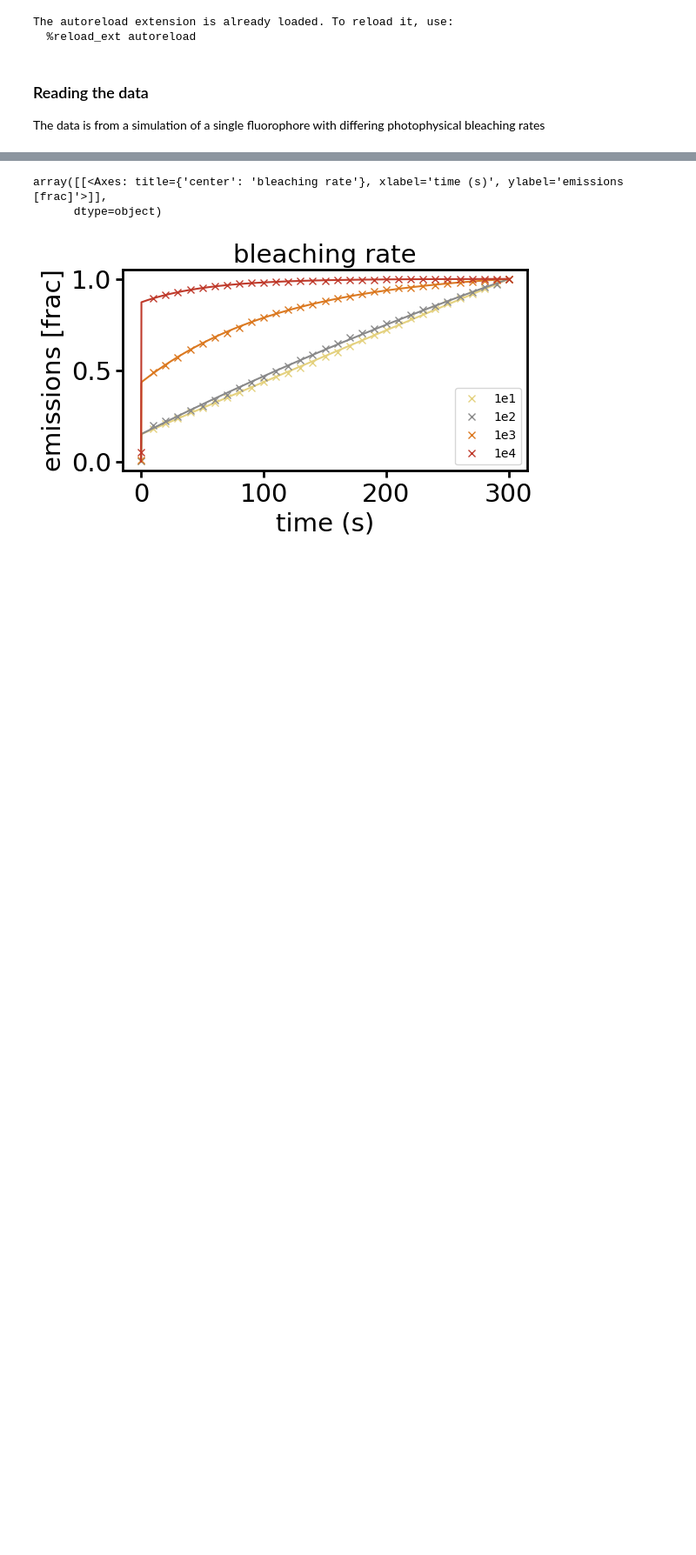
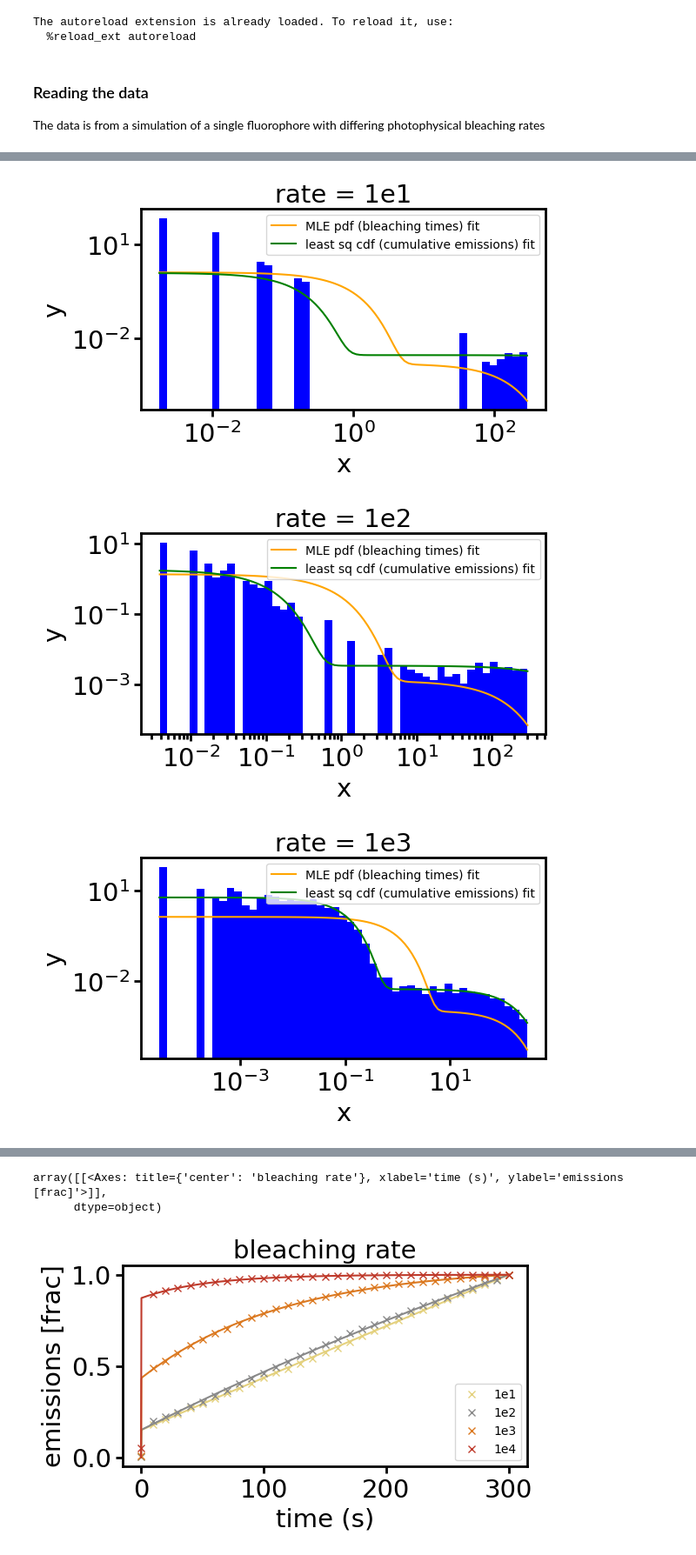
Before and after one commit to super-resolution/Fluopy, a Jupyter notebook: notebooks/cy5/simulations/Chapter I/Fitting procedure/1 fluorophore.ipynb, the cells around one changed output, grey strips where cells are left out. Shown at 87% size. Cells and saved outputs as stored; diff of their text form; code cells hidden in the pictures; blank space fills up the shorter version.

```diff
--- a/notebooks/cy5/simulations/Chapter I/Fitting procedure/1 fluorophore.ipynb
+++ b/notebooks/cy5/simulations/Chapter I/Fitting procedure/1 fluorophore.ipynb
@@ -90,26 +92,3 @@ However, depending on the probability, the fluorophores do not actually bleach w
 Still, in real experiments, the bleaching times are not extractable - also, fitting the PDF directly may result in a noisy fit. However, the fingerprints of a *single fluorophore* directly resemble the CDF of bleaching times. These plots are not as noisy and hence may result in a better fit.
 
 The 2-rate-approximation results in a 2-component exponential mixture distribution.
-# %%
-from lmfit import Model, Parameters
-
-model = Model(dist.two_expon_mixture_cdf)
-params = Parameters()
-params.add('p', value=0.5, min=0, max=1)
-params.add('lambda1', value=1, min=0)
-params.add('lambda2', value=0.5, min=0)
-
-parameters_all_fit_cdf = []
-for fingerprint in fingerprints_all:
-    result = model.fit(fingerprint, params, x=np.linspace(0, 300, 300001))
-    parameters_all_fit_cdf.append([param.value for param in result.params.values()])
-# %%
-for (bl_times, parameters) in zip(bleaching_times_all, parameters_all_fit_cdf):
-    pi_fit, lambda1_fit, lambda2_fit = parameters
-    data = bl_times[:, 0][~np.isnan(bl_times[:, 0])]
-    bins = np.logspace(np.log10(np.min(data)), np.log10(np.max(data)), 50)
-    ax = fi.universal_figure(type_='hist', bins=bins, data=data, density=True)
-    x = np.logspace(np.log10(np.min(data)), np.log10(np.max(data)), 100)
-    fi.universal_figure(data=[x, dist.two_expon_mixture_pdf(x, lambda1_fit, lambda2_fit, pi_fit)],
-                        axes=ax[0], color='orange', label='cdf_fit', yscale='log', xscale='log',
-                        xlabel='time of bleaching [s]', ylabel='PD')
@@ -120,0 +102,22 @@ for (bl_times, parameters) in zip(bleaching_times_all, parameters_all_fit_cdf):
+# %%
+# In case there are multiple fluorophores, the bleaching times have to converted to
+# delta bleaching times (i.e., the time between two bleaching events)
+# In case there is a single fluorophore, the bleaching times are already delta bleaching
+# times
+parameters_cdf_fit_all = []
+for i, (bleaching_times, fingerprint) in enumerate(zip(bleaching_times_all, fingerprints_all)):
+    parameters_pdf_fit, delta_bleaching_times = ro.get_global_bleaching_rates(bleaching_times)
+    cdf_fit = model.fit(fingerprint, params, x=np.linspace(0, 300, 300001))
+    parameters_cdf_fit = [[param.value for param in cdf_fit.params.values()]]
+    parameters_cdf_fit_all.append(parameters_cdf_fit)
+    for delta_bleaching_times_f, param_pdf, param_cdf in zip(delta_bleaching_times, parameters_pdf_fit, parameters_cdf_fit):
+        x = np.logspace(np.log10(np.min(delta_bleaching_times_f)), np.log10(np.max(delta_bleaching_times_f)), 100)
+        bins_delta = np.logspace(np.log10(np.min(delta_bleaching_times_f)), np.log10(np.max(delta_bleaching_times_f)), 50)
+        ax_delta = fi.universal_figure(type_='hist', bins=bins_delta, data=delta_bleaching_times_f,
+                                    density=True)
+        fi.universal_figure(data=[x, dist.two_expon_mixture_pdf(x,lambda1=param_pdf[0], lambda2=param_pdf[1], p=param_pdf[2])],
+                            axes=ax_delta, color='orange', label='MLE pdf (bleaching times) fit')
+        fi.universal_figure(data=[x, dist.two_expon_mixture_pdf(x, lambda1=param_cdf[0], lambda2=param_cdf[1], p=param_cdf[2],)],
+                            axes=ax_delta, color='green', label='least sq cdf (cumulative emissions) fit',
+                            xscale='log', yscale='log', title=f'rate = {identifiers[i]}', legend=True)
+# %% [output]
@@ -120,0 +128,3 @@ for (bl_times, parameters) in zip(bleaching_times_all, parameters_all_fit_cdf):
+[figure, added]
+[figure, added]
+[figure, added]
```
Also changed, not shown: parts of 19 cells of this notebook, 9 other files.
